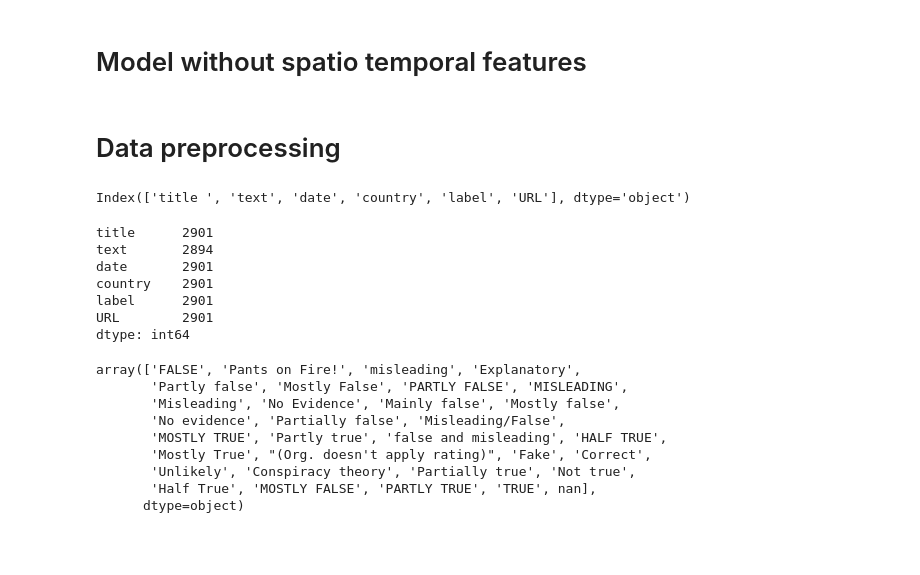
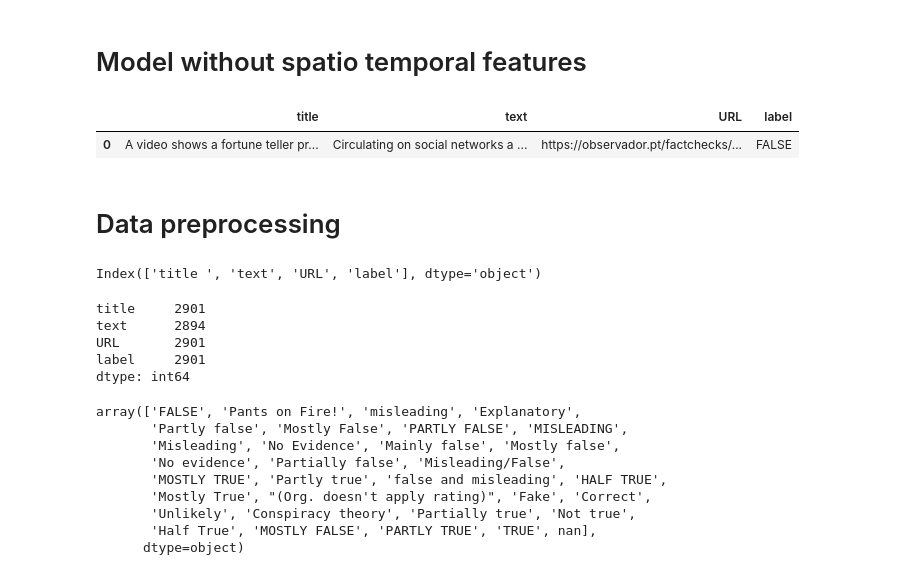
Before and after one commit to MarShaikh/FakeNews-Covid19, a Jupyter notebook: JupyterNotebooks/LSTM_RNN_Implementation.ipynb, the cells around one changed output. Saved outputs shown, nothing was run; the diff lists cells and outputs as text; code cells hidden in the pictures; blank space fills up the shorter version.

```diff
--- a/JupyterNotebooks/LSTM_RNN_Implementation.ipynb
+++ b/JupyterNotebooks/LSTM_RNN_Implementation.ipynb
@@ -27,22 +31,28 @@ from python_utils import *
 # %%
 #loading the dataset
 df = pd.read_csv("../DataSets/26_5_Final-Merged-File.csv", encoding='utf-8')
+# %%
+#dataframe without spatial and temporal information
+df_nc = df[['title ', 'text', 'URL', 'label']]
+# %%
+df_nc.head(1)
+# %% [output]
+|  | title | text | URL | label |
+| 0 | A video shows a fortune teller pr... | Circulating on social networks a ... | https://observador.pt/factchecks/... | FALSE |
 # %% [markdown]
 # Data preprocessing
 # %%
 pd.set_option('display.max_colwidth', -1)
-df.columns
+df_nc.columns
 #needed are title, text, label, URL
 # %% [output]
-Index(['title ', 'text', 'date', 'country', 'label', 'URL'], dtype='object')
+Index(['title ', 'text', 'URL', 'label'], dtype='object')
 # %%
-df.count()
+df_nc.count()
 # %% [output]
-title      2901
-text       2894
-date       2901
-country    2901
-label      2901
-URL        2901
+title     2901
+text      2894
+URL       2901
+label     2901
 dtype: int64
 # %%
```
Also changed, not shown: parts of 50 cells of this notebook.
